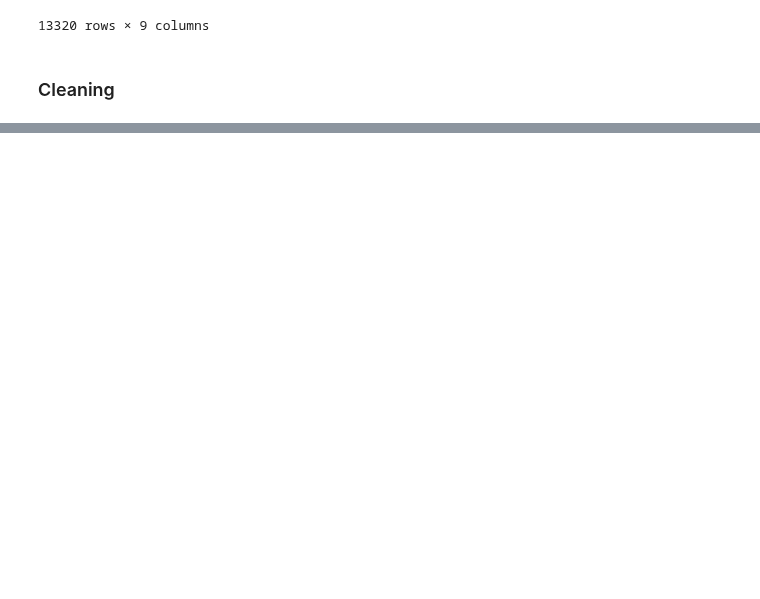
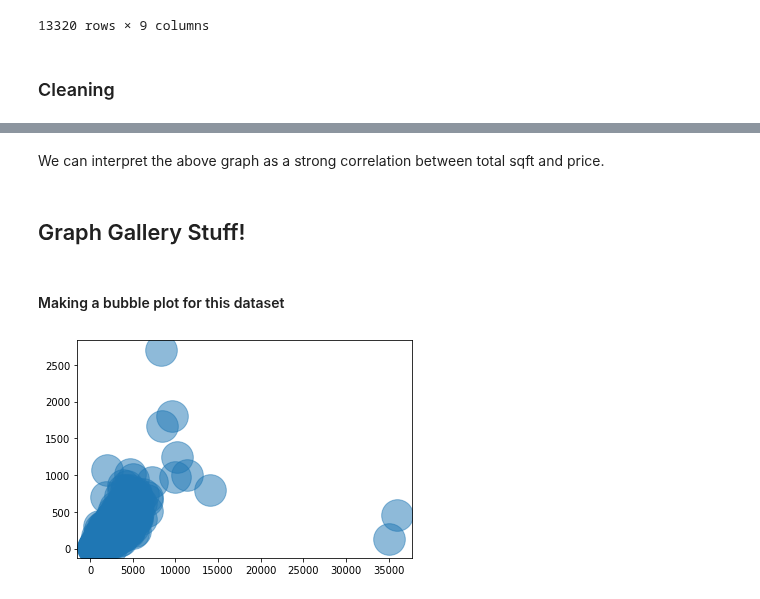
Before and after one commit to mananbhatt5/Tamid-TechEdu-S22, a Jupyter notebook: Week6/Week 6 Code.ipynb, the cells around one changed output, grey strips where cells are left out. Cells and saved outputs as stored; diff of their text form; code cells hidden in the pictures; blank space fills up the shorter version.

```diff
--- a/Week6/Week 6 Code.ipynb
+++ b/Week6/Week 6 Code.ipynb
@@ -67,0 +118,18 @@ ValueError: could not convert string to float: '1500Sq. Meter'
+# %% [markdown]
+We can interpret the above graph as a strong correlation between total sqft and price.
+# %% [markdown]
+## Graph Gallery Stuff! ##
+# %% [markdown]
+#### Making a bubble plot for this dataset ####
+# %%
+# libraries
+import matplotlib.pyplot as plt
+import seaborn as sns
+
+# use the scatterplot function to build the bubble map
+plt.scatter(df2[x], df2[y], s=1000, alpha=0.5)
+
+# show the graph
+plt.show()
+# %% [output]
+[figure, added]
```
Also changed, not shown: parts of 18 cells of this notebook, 1 other file.
